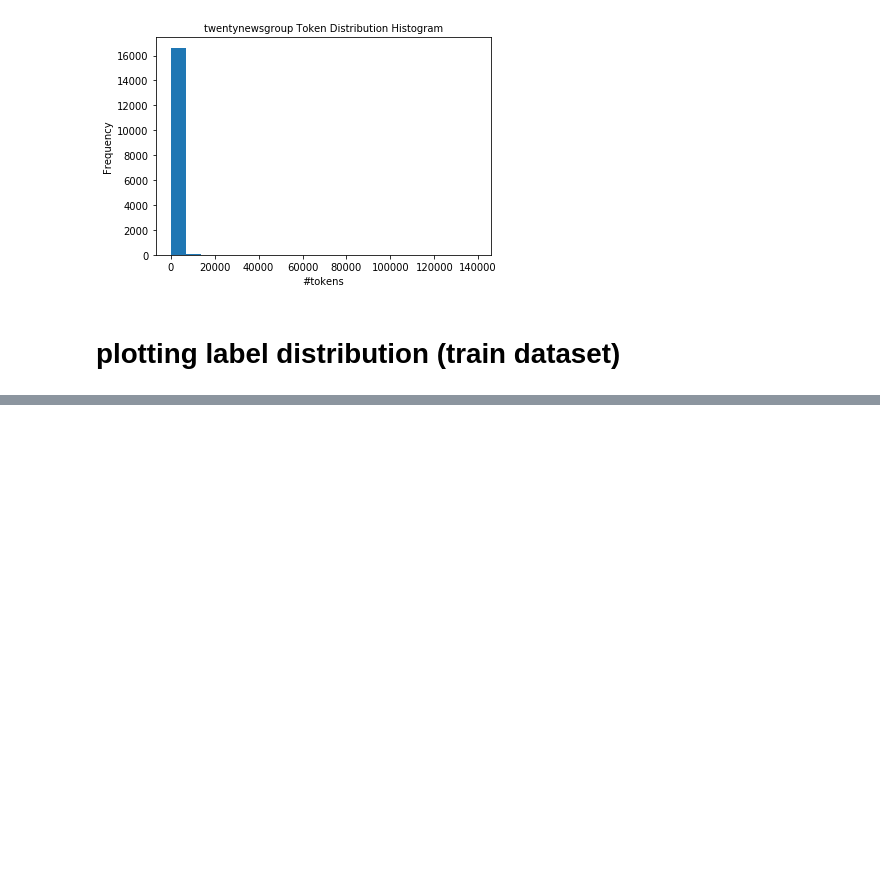
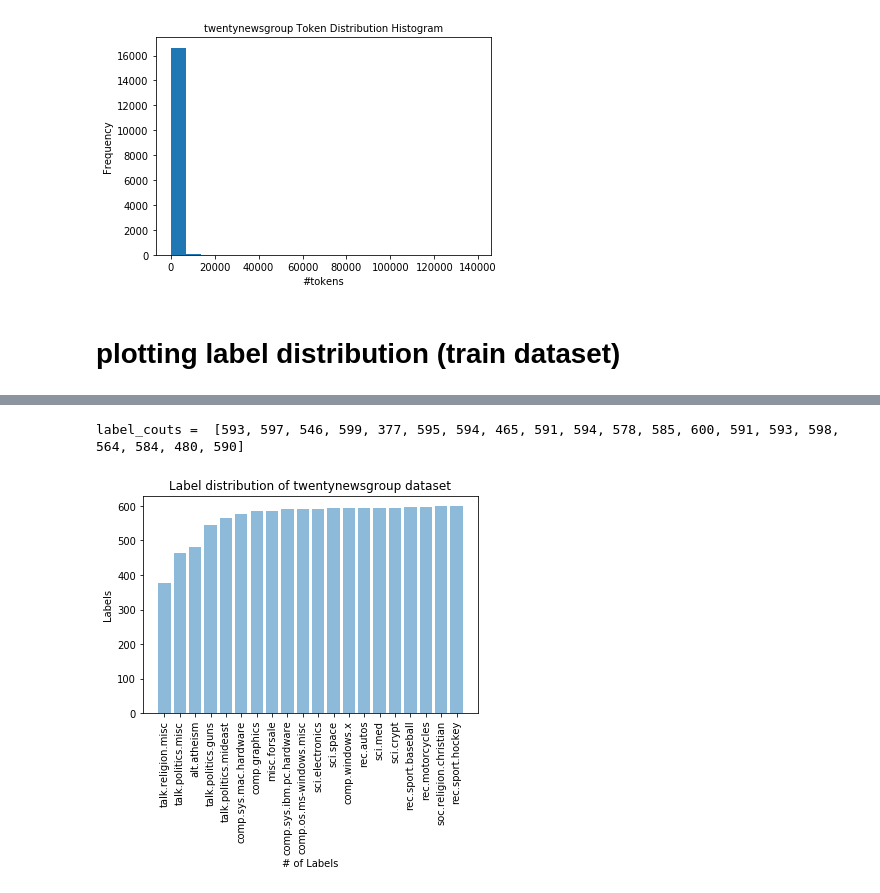
Before and after one commit to fatemerhmi/MTLV, a Jupyter notebook: notebooks/plots.ipynb, the cells around one changed output, grey strips where cells are left out. Cells and saved outputs as stored; diff of their text form; code cells hidden in the pictures; blank space fills up the shorter version.

```diff
--- a/notebooks/plots.ipynb
+++ b/notebooks/plots.ipynb
@@ -106,0 +136,8 @@ df.head()
+# %%
+twentynewsgroup_labels = ['comp.windows.x', 'rec.sport.baseball', 'talk.politics.guns', 'soc.religion.christian', 'talk.religion.misc', 'sci.crypt', 'rec.autos', 'talk.politics.misc', 'sci.electronics', 'sci.med', 'comp.sys.mac.hardware', 'misc.forsale', 'rec.sport.hockey', 'comp.os.ms-windows.misc', 'sci.space', 'rec.motorcycles', 'talk.politics.mideast', 'comp.graphics', 'alt.atheism', 'comp.sys.ibm.pc.hardware']
+
+train_path = "../data/twentynewsgroup/twentynewsgroup_train.csv"
+plot_label_distro(twentynewsgroup_labels, train_path, "twentynewsgroup")
+# %% [output]
+label_couts =  [593, 597, 546, 599, 377, 595, 594, 465, 591, 594, 578, 585, 600, 591, 593, 598, 564, 584, 480, 590]
+[figure, added]
```
Also changed, not shown: parts of 6 cells of this notebook.
